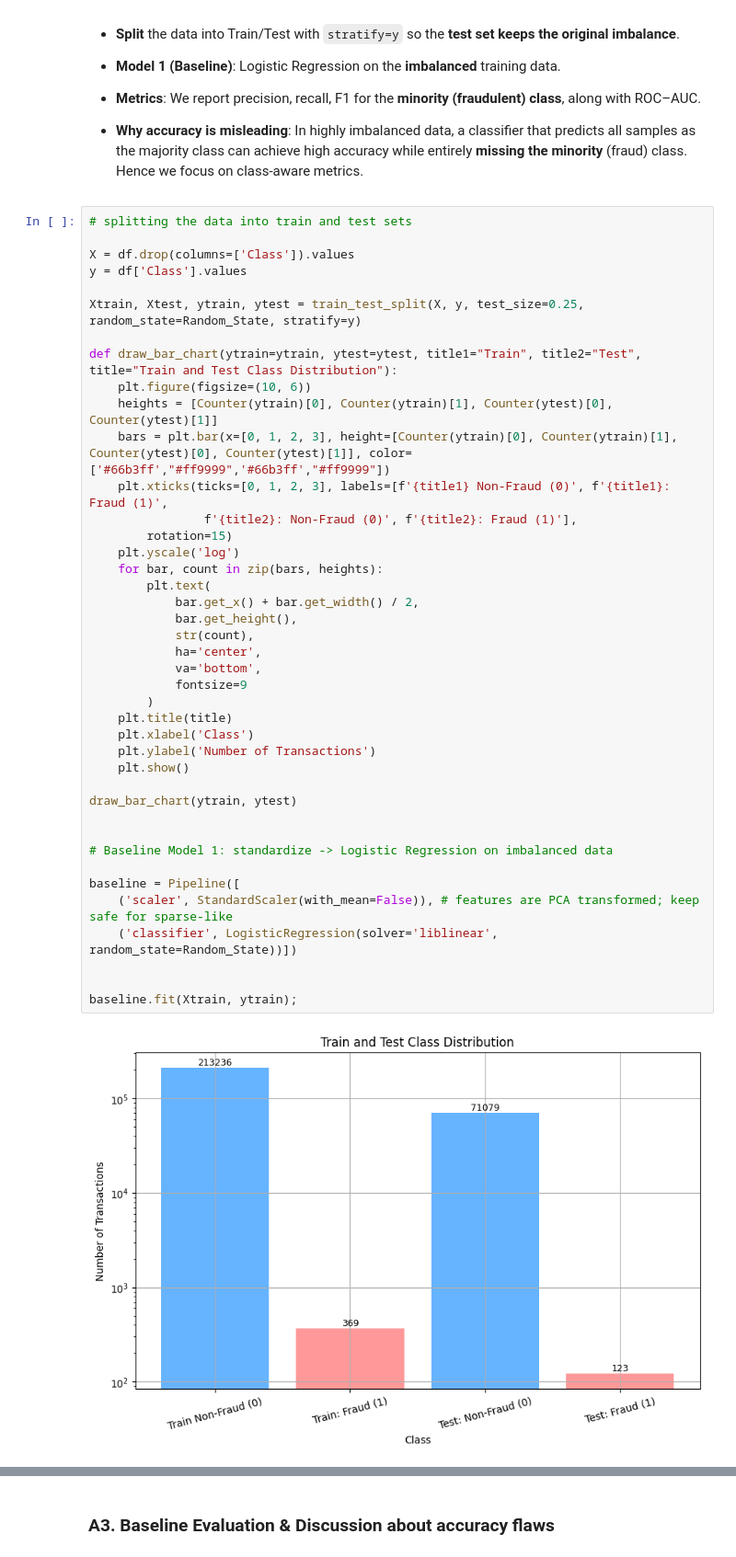
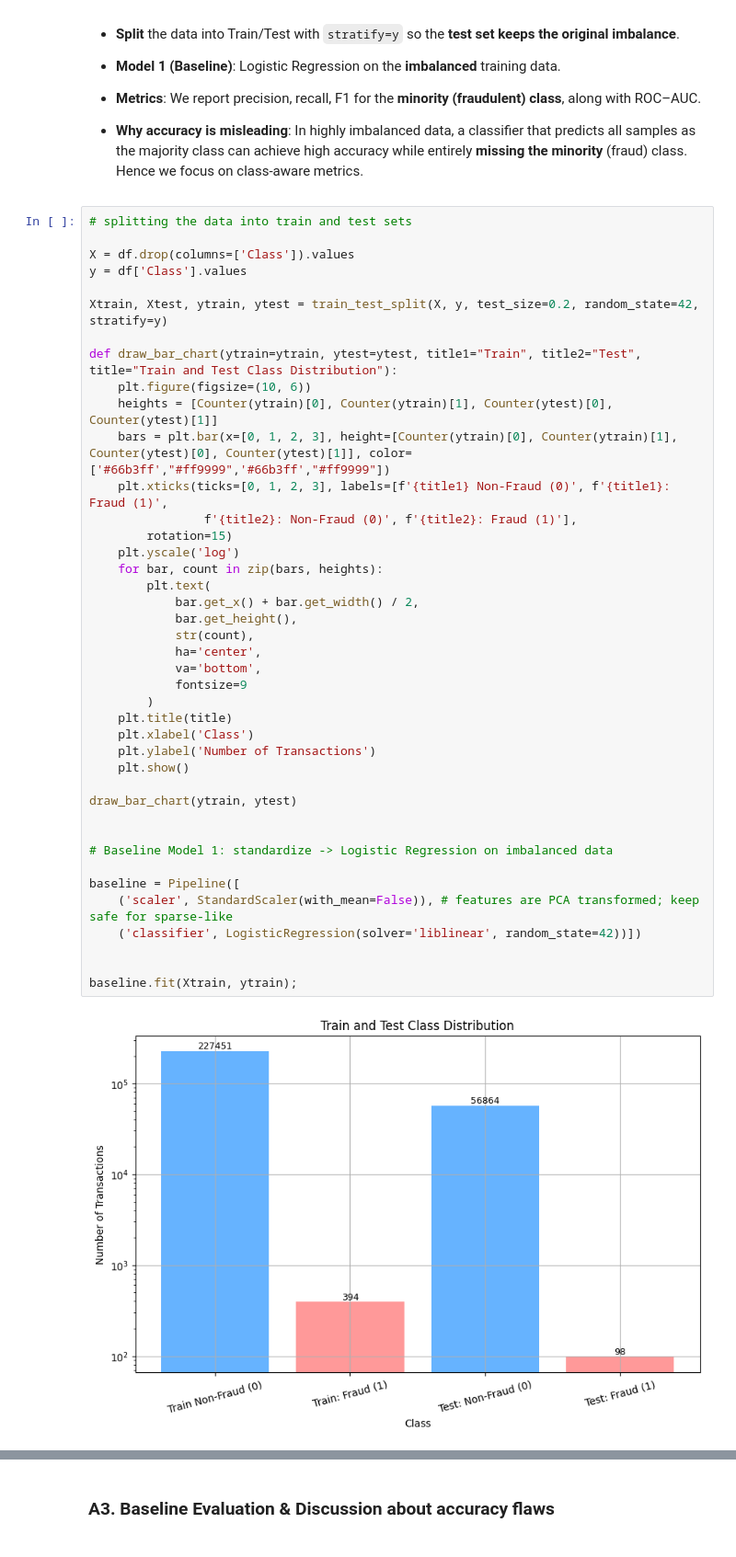
Before and after one commit to harshit-8118/assignment-4-harshit-8118, a Jupyter notebook: da25s003_A4.ipynb, the cells around one changed output, grey strips where cells are left out. Shown at 92% size. Saved outputs shown, nothing was run; the diff lists cells and outputs as text.

```diff
--- a/da25s003_A4.ipynb
+++ b/da25s003_A4.ipynb
@@ -150,7 +150,7 @@ Imbalance Ratio (majority / minority): 577.88
 X = df.drop(columns=['Class']).values
 y = df['Class'].values
 
-Xtrain, Xtest, ytrain, ytest = train_test_split(X, y, test_size=0.25, random_state=Random_State, stratify=y)
+Xtrain, Xtest, ytrain, ytest = train_test_split(X, y, test_size=0.2, random_state=42, stratify=y)
 
 def draw_bar_chart(ytrain=ytrain, ytest=ytest, title1="Train", title2="Test", title="Train and Test Class Distribution"):
     plt.figure(figsize=(10, 6))
@@ -158,35 +158,35 @@ def draw_bar_chart(ytrain=ytrain, ytest=ytest, title1="Train", title2="Test", ti
     bars = plt.bar(x=[0, 1, 2, 3], height=[Counter(ytrain)[0], Counter(ytrain)[1], Counter(ytest)[0], Counter(ytest)[1]], color=['#66b3ff',"#ff9999",'#66b3ff',"#ff9999"])
     plt.xticks(ticks=[0, 1, 2, 3], labels=[f'{title1} Non-Fraud (0)', f'{title1}: Fraud (1)',
                 f'{title2}: Non-Fraud (0)', f'{title2}: Fraud (1)'],
         rotation=15)
     plt.yscale('log')
     for bar, count in zip(bars, heights):
         plt.text(
             bar.get_x() + bar.get_width() / 2,
             bar.get_height(),
             str(count),
             ha='center',
             va='bottom',
             fontsize=9
         )
     plt.title(title)
     plt.xlabel('Class')
     plt.ylabel('Number of Transactions')
     plt.show()
 
 draw_bar_chart(ytrain, ytest)
 
 
 # Baseline Model 1: standardize -> Logistic Regression on imbalanced data
 
 baseline = Pipeline([
     ('scaler', StandardScaler(with_mean=False)), # features are PCA transformed; keep safe for sparse-like
-    ('classifier', LogisticRegression(solver='liblinear', random_state=Random_State))])
+    ('classifier', LogisticRegression(solver='liblinear', random_state=42))])
 
 
 baseline.fit(Xtrain, ytrain);
 # %% [output]
-[figure, old version]
+[figure, new version]
 # %% [markdown]
 This figure shows the **class distribution of the training and test sets** in a fraud detection dataset.
 
```
Also changed, not shown: parts of 21 cells of this notebook, 6 other files.
